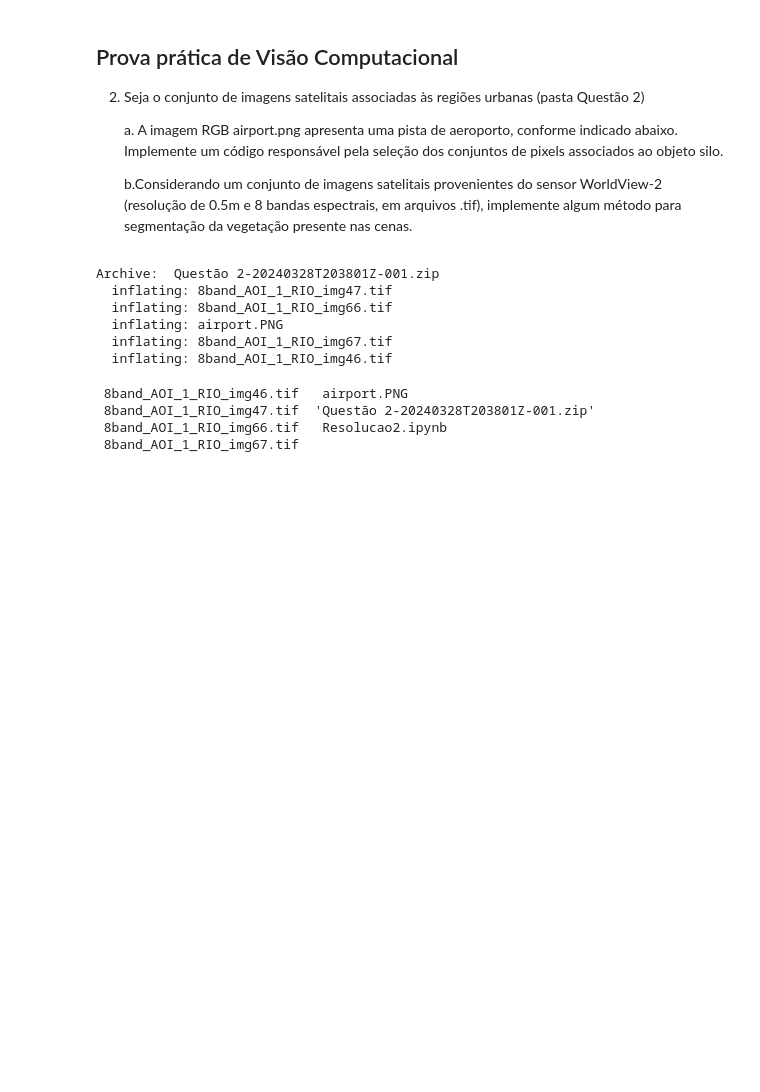
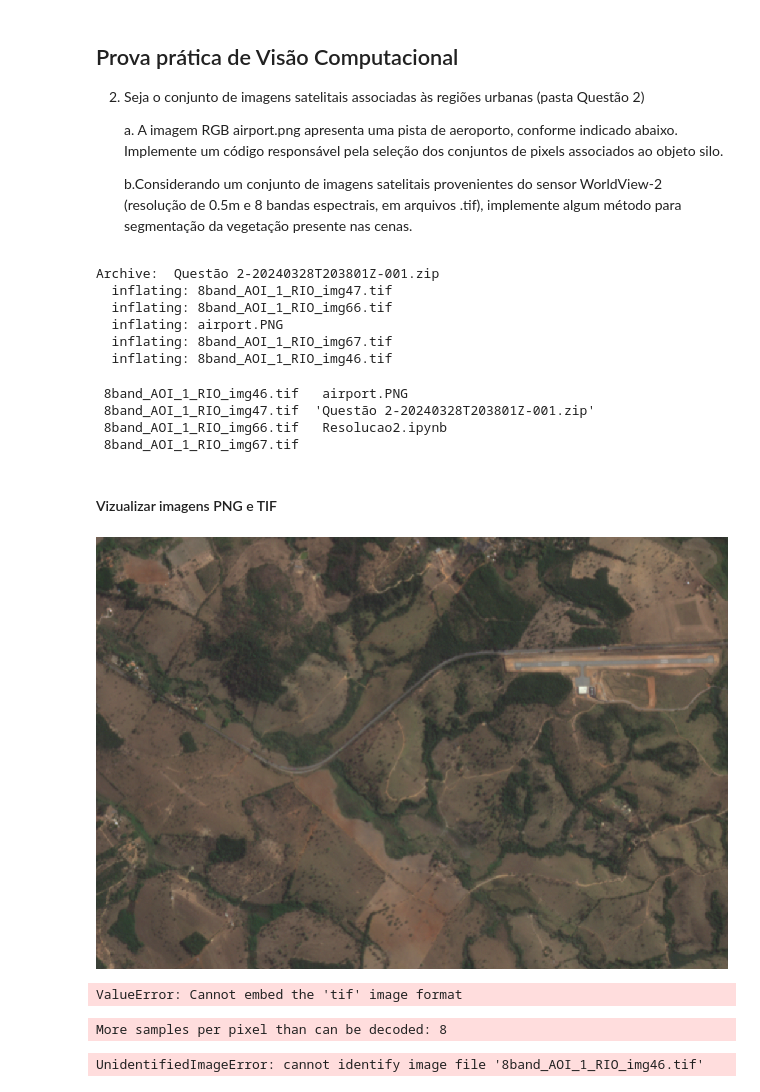
Before and after one commit to yurimarca/FIESC-VisaoComputacional, a Jupyter notebook: Resolucoes/Questao2/Resolucao2.ipynb, the cells around one changed output. Saved outputs shown, nothing was run; the diff lists cells and outputs as text; code cells hidden in the pictures; blank space fills up the shorter version.

```diff
--- a/Resolucoes/Questao2/Resolucao2.ipynb
+++ b/Resolucoes/Questao2/Resolucao2.ipynb
@@ -22,3 +22,22 @@ Archive:  Questão 2-20240328T203801Z-001.zip
  8band_AOI_1_RIO_img47.tif  'Questão 2-20240328T203801Z-001.zip'
  8band_AOI_1_RIO_img66.tif   Resolucao2.ipynb
  8band_AOI_1_RIO_img67.tif
+# %% [markdown]
+#### Vizualizar imagens PNG e TIF
+# %%
+from IPython.display import Image
+Image(filename='airport.PNG')
+# %% [output]
+[figure, added]
+# %%
+Image(filename='8band_AOI_1_RIO_img46.tif')
+# %% [output]
+ValueError: Cannot embed the 'tif' image format
+# %%
+from PIL import Image
+
+img46 = Image.open("8band_AOI_1_RIO_img46.tif")
+img46.show()
+# %% [output]
+More samples per pixel than can be decoded: 8
+UnidentifiedImageError: cannot identify image file '8band_AOI_1_RIO_img46.tif'
```
Also changed, not shown: parts of 31 cells of this notebook, 4 other files.
